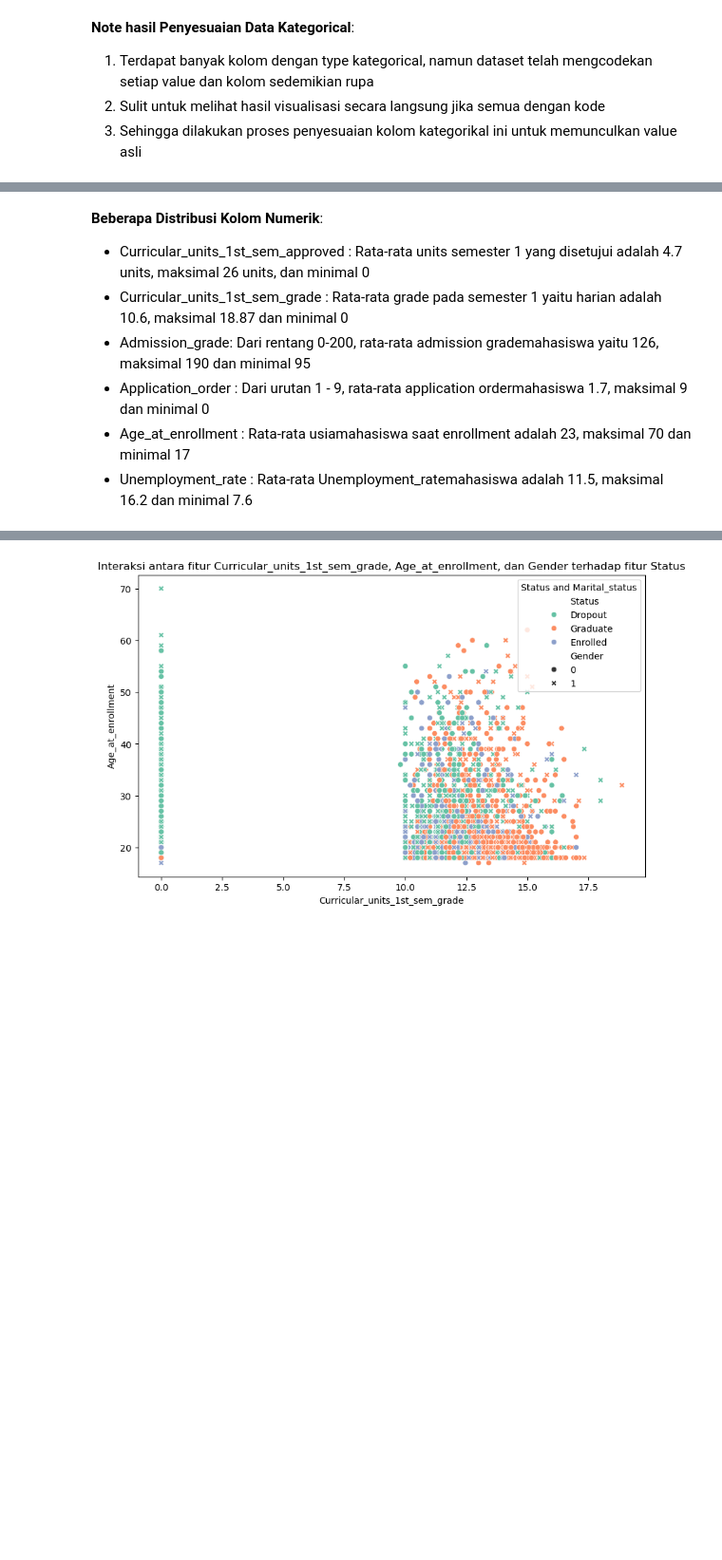
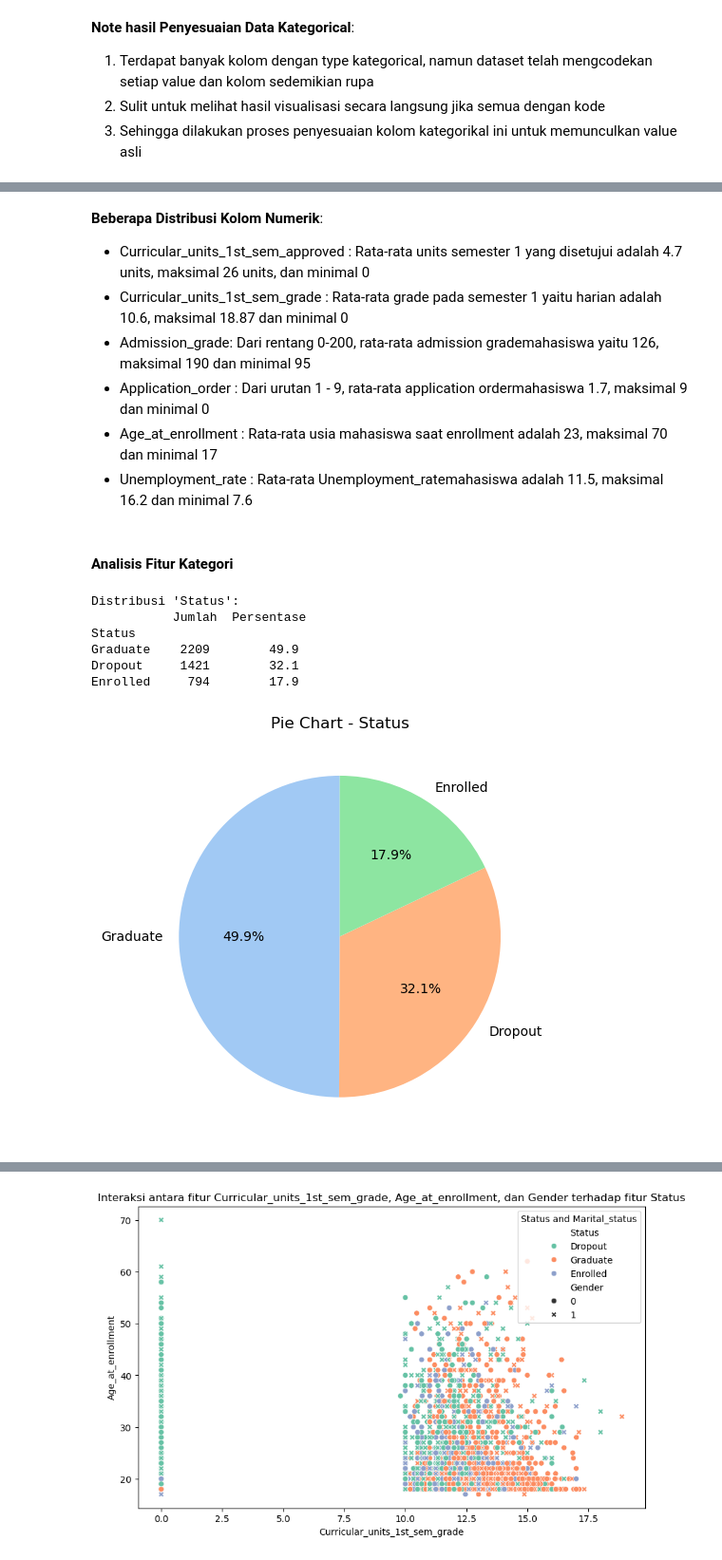
Before and after one commit to triiilestari/Proyek_Permasalahan_Pendidikan, a Jupyter notebook: Proyek_Permasalahan_Pendidikan.ipynb, the cells around one changed output, grey strips where cells are left out. Shown at 95% size. Saved outputs shown, nothing was run; the diff lists cells and outputs as text; code cells hidden in the pictures; blank space fills up the shorter version.

```diff
--- a/Proyek_Permasalahan_Pendidikan.ipynb
+++ b/Proyek_Permasalahan_Pendidikan.ipynb
@@ -269,5 +256,23 @@ plt.show()
 - Curricular_units_1st_sem_grade : Rata-rata grade pada semester 1 yaitu  harian adalah 10.6, maksimal 18.87 dan minimal 0
 - Admission_grade: Dari rentang 0-200, rata-rata admission grademahasiswa yaitu 126, maksimal 190 dan minimal 95
 - Application_order : Dari urutan 1 - 9, rata-rata application ordermahasiswa 1.7, maksimal 9 dan minimal 0
-- Age_at_enrollment : Rata-rata usiamahasiswa saat enrollment adalah 23, maksimal 70 dan minimal 17
+- Age_at_enrollment : Rata-rata usia mahasiswa saat enrollment adalah 23, maksimal 70 dan minimal 17
 - Unemployment_rate : Rata-rata Unemployment_ratemahasiswa adalah 11.5, maksimal 16.2 dan minimal 7.6
+# %% [markdown]
+#### Analisis Fitur Kategori
+# %%
+# Menampilkan bar chart dan pie chart untuk fitur kategorikal.
+def pie_distribution(df, column_name):
+    count = df[column_name].value_counts()
+    percent = 100 * df[column_name].value_counts(normalize=True)
+    stats_df = pd.DataFrame({'Jumlah': count, 'Persentase': percent.round(1)})
+
+    print(f"\nDistribusi '{column_name}':\n", stats_df)
+
+    plt.figure(figsize=(5,5))
+    count.plot(kind='pie', autopct='%1.1f%%', startangle=90,
+               colors=sns.color_palette("pastel"), textprops={'fontsize': 10})
+    plt.title(f'Pie Chart - {column_name}')
+    plt.ylabel('')
+    plt.tight_layout()
+    plt.show()
@@ -273,0 +306,10 @@ plt.show()
+# %%
+pie_distribution(df_categorical, "Status")
+# %% [output]
+Distribusi 'Status':
+           Jumlah  Persentase
+Status
+Graduate    2209        49.9
+Dropout     1421        32.1
+Enrolled     794        17.9
+[figure, added]
```
Also changed, not shown: parts of 202 cells of this notebook, 16 other files.
